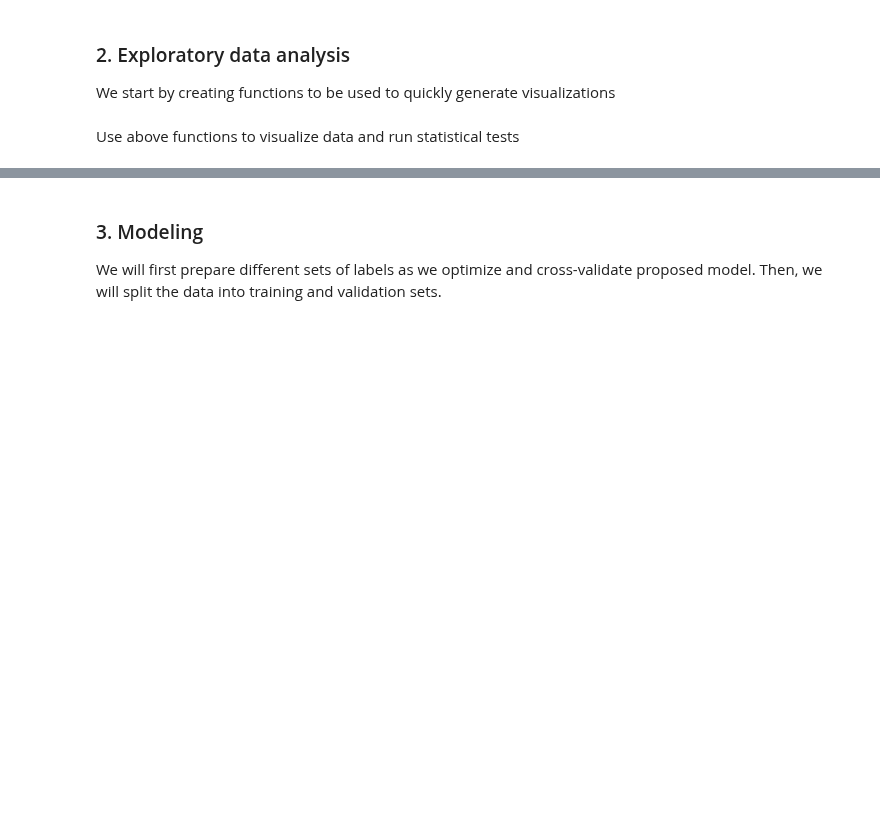
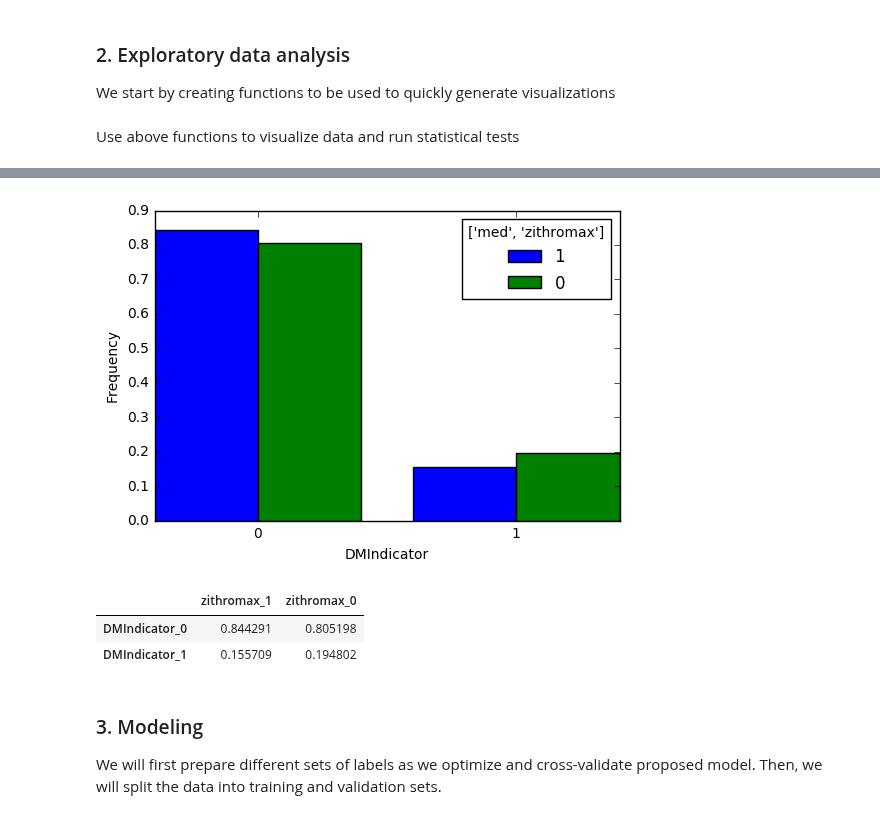
Before and after one commit to kthouz/Diabetes-PracticeFusion, a Jupyter notebook: 3_EDA & Model Building.ipynb, the cells around one changed output, grey strips where cells are left out. Saved outputs shown, nothing was run; the diff lists cells and outputs as text; code cells hidden in the pictures; blank space fills up the shorter version.

```diff
--- a/3_EDA & Model Building.ipynb
+++ b/3_EDA & Model Building.ipynb
@@ -126,3 +145,15 @@ plt.show()
+# %%
+highest_lowest_tfidf = tfidf_agg[(tfidf_agg<0.2) | (tfidf_agg>50)].index.tolist()
+col = highest_lowest_tfidf[9]
+df = 1*(data[[col]+['DMIndicator']]>0)
+xx = bar_categorical(df,col='DMIndicator',target=col,normalize=True)
+plt.show()
+xx
+# %% [output]
+[figure, added]
+|  | zithromax_1 | zithromax_0 |
+| DMIndicator_0 | 0.844291 | 0.805198 |
+| DMIndicator_1 | 0.155709 | 0.194802 |
 # %%
 #after having a look at each variable, consider noting down those found not import according to the stat tests
 non_important = ['DiagnosisFreq','AcuteCount','Height_Max','Temperature_Max','Weight_Min','BMI_Min',
```
Also changed, not shown: parts of 12 cells of this notebook.
